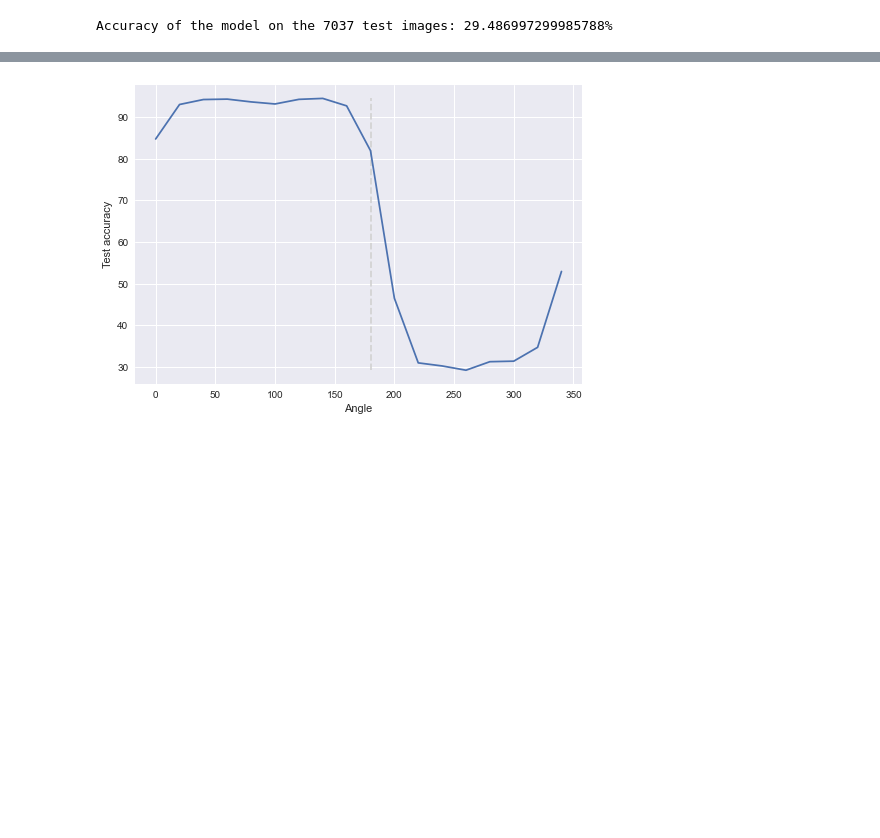
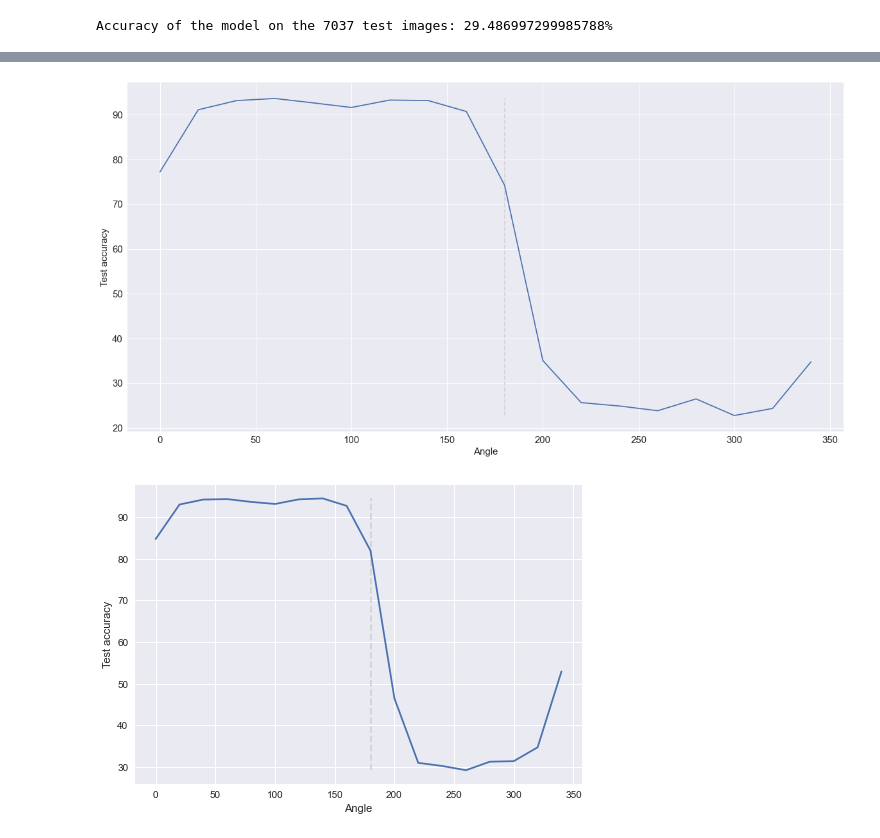
Before and after one commit to JakeMendel/Antilearning, a Jupyter notebook: RotatedMNIST.ipynb, the cells around one changed output, grey strips where cells are left out. Saved outputs shown, nothing was run; the diff lists cells and outputs as text; code cells hidden in the pictures; blank space fills up the shorter version.

```diff
--- a/RotatedMNIST.ipynb
+++ b/RotatedMNIST.ipynb
@@ -98,7 +117,7 @@ max_rotation_angle = 180
 # Dataset and DataLoader
 transform = transforms.Compose([transforms.ToTensor()])
 x_dataset = FilteredRotatedMNIST(root='./data', train=True, download=True, transform=transform, min_rotation_angle = min_rotation_angle, max_rotation_angle=max_rotation_angle, excluded_labels=[0, 8, 9])
-x_loader = DataLoader(x_dataset, batch_size=batch_size, shuffle=True)
+x_trainloader = DataLoader(x_dataset, batch_size=batch_size, shuffle=True)
 y_dataset = FilteredRotatedMNIST(root='./data', train=True, download=True, transform=transform, min_rotation_angle = max_rotation_angle, max_rotation_angle=360-min_rotation_angle, excluded_labels=[0, 8, 9])
 y_loader = DataLoader(y_dataset, batch_size=batch_size, shuffle=True)
 
@@ -113,7 +132,7 @@ wandb.watch(model)
 
 # Training loop
 for epoch in range(num_epochs):
-    for i, (images, labels) in enumerate(x_loader):
+    for i, (images, labels) in enumerate(x_trainloader):
         images, labels = images.to(device), labels.to(device)
         outputs = model(images)
         loss = criterion(outputs, labels)
@@ -127,7 +146,7 @@ for epoch in range(num_epochs):
         batch_accuracy = correct / labels.size(0)
 
         if (i+1) % 100 == 0:
-            print(f"Epoch [{epoch+1}/{num_epochs}], Step [{i+1}/{len(x_loader)}], Loss: {loss.item()}")
+            print(f"Epoch [{epoch+1}/{num_epochs}], Step [{i+1}/{len(x_trainloader)}], Loss: {loss.item()}")
 
         # Log training loss to Weights & Biases
         wandb.log({"Training Loss": loss.item(), "Training Accuracy": batch_accuracy})
@@ -321,3 +392,11 @@ plt.plot(angles, accuracies)
+# %%
+plt.vlines(180, min(accuracies), max(accuracies),'lightgray','--')
+plt.plot(angles, accuracies)
+plt.xlabel('Angle')
+plt.ylabel('Test accuracy')
+plt.show()
+# %% [output]
+[figure, added]
 # %%
 plt.vlines(180, min(accuracies), max(accuracies),'lightgray','--')
 plt.plot(angles, accuracies)
```
Also changed, not shown: parts of 9 cells of this notebook, 1 other file.
